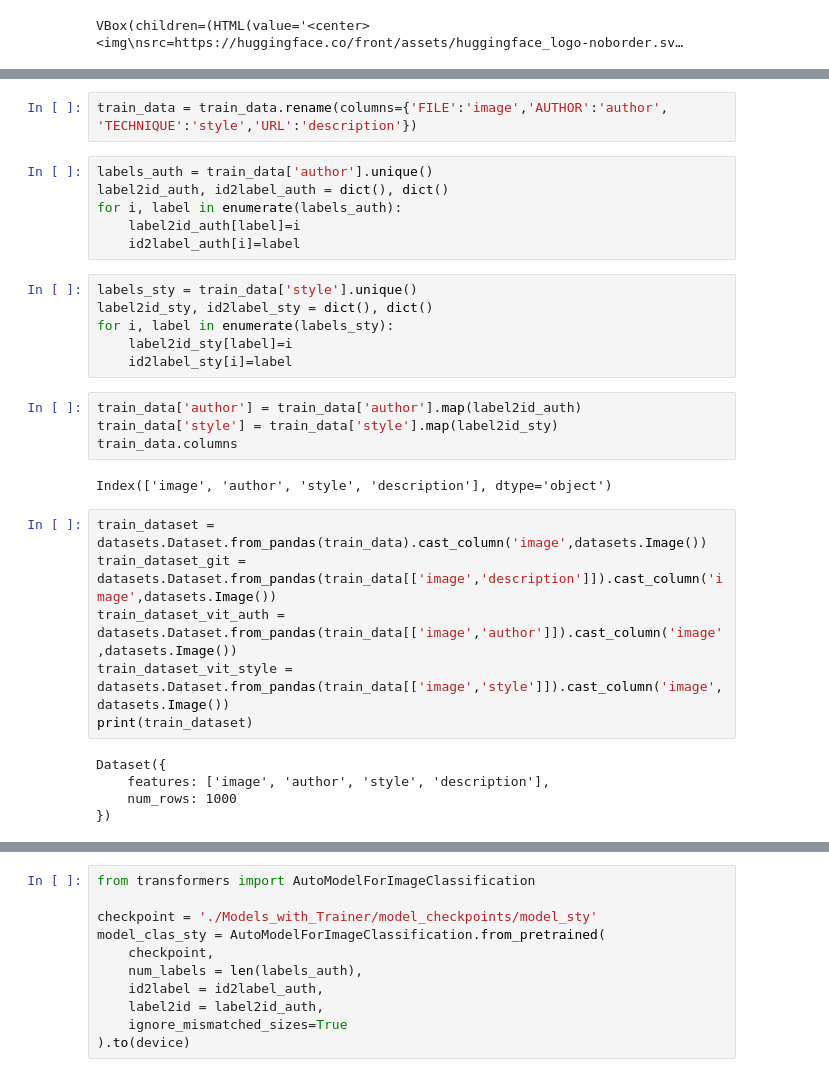
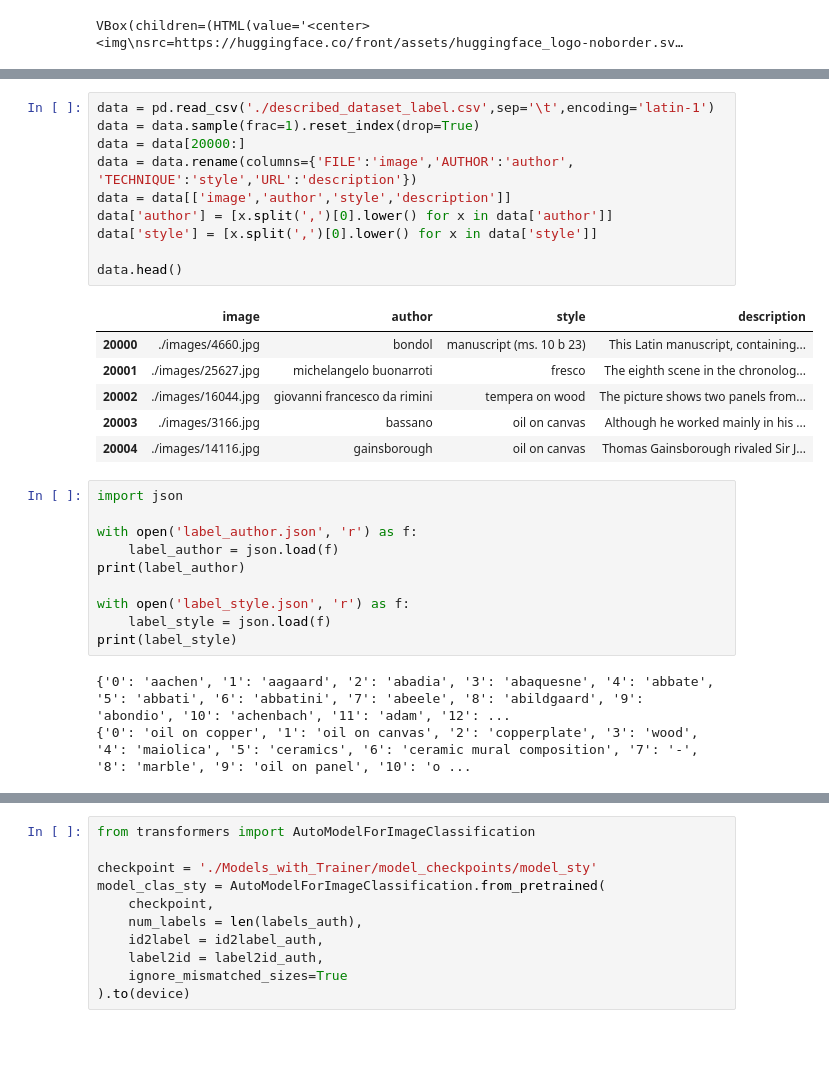
Before and after one commit to rullo16/Art, a Jupyter notebook: Art_execution.ipynb, the cells around one changed output, grey strips where cells are left out. Drawn from its saved outputs; the diff is of its cells as text; blank space fills up the shorter version.

```diff
--- a/Art_execution.ipynb
+++ b/Art_execution.ipynb
@@ -41,31 +14,30 @@ train_data = train_data[train_data['URL'] != 0]
-# %%
-train_data = train_data.rename(columns={'FILE':'image','AUTHOR':'author', 'TECHNIQUE':'style','URL':'description'})
-# %%
-labels_auth = train_data['author'].unique()
-label2id_auth, id2label_auth = dict(), dict()
-for i, label in enumerate(labels_auth):
-    label2id_auth[label]=i
-    id2label_auth[i]=label
-# %%
-labels_sty = train_data['style'].unique()
-label2id_sty, id2label_sty = dict(), dict()
-for i, label in enumerate(labels_sty):
-    label2id_sty[label]=i
-    id2label_sty[i]=label
-# %%
-train_data['author'] = train_data['author'].map(label2id_auth)
-train_data['style'] = train_data['style'].map(label2id_sty)
-train_data.columns
-# %% [output]
-Index(['image', 'author', 'style', 'description'], dtype='object')
-# %%
-train_dataset = datasets.Dataset.from_pandas(train_data).cast_column('image',datasets.Image())
-train_dataset_git = datasets.Dataset.from_pandas(train_data[['image','description']]).cast_column('image',datasets.Image())
-train_dataset_vit_auth = datasets.Dataset.from_pandas(train_data[['image','author']]).cast_column('image',datasets.Image())
-train_dataset_vit_style = datasets.Dataset.from_pandas(train_data[['image','style']]).cast_column('image',datasets.Image())
-print(train_dataset)
-# %% [output]
-Dataset({
-    features: ['image', 'author', 'style', 'description'],
-    num_rows: 1000
-})
+# %%
+data = pd.read_csv('./described_dataset_label.csv',sep='\t',encoding='latin-1')
+data = data.sample(frac=1).reset_index(drop=True)
+data = data[20000:]
+data = data.rename(columns={'FILE':'image','AUTHOR':'author', 'TECHNIQUE':'style','URL':'description'})
+data = data[['image','author','style','description']]
+data['author'] = [x.split(',')[0].lower() for x in data['author']]
+data['style'] = [x.split(',')[0].lower() for x in data['style']]
+
+data.head()
+# %% [output]
+|  | image | author | style | description |
+| 20000 | ./images/4660.jpg | bondol | manuscript (ms. 10 b 23) | This Latin manuscript, containing... |
+| 20001 | ./images/25627.jpg | michelangelo buonarroti | fresco | The eighth scene in the chronolog... |
+| 20002 | ./images/16044.jpg | giovanni francesco da rimini | tempera on wood | The picture shows two panels from... |
+| 20003 | ./images/3166.jpg | bassano | oil on canvas | Although he worked mainly in his ... |
+| 20004 | ./images/14116.jpg | gainsborough | oil on canvas | Thomas Gainsborough rivaled Sir J... |
+# %%
+import json
+
+with open('label_author.json', 'r') as f:
+    label_author = json.load(f)
+print(label_author)
+
+with open('label_style.json', 'r') as f:
+    label_style = json.load(f)
+print(label_style)
+# %% [output]
+{'0': 'aachen', '1': 'aagaard', '2': 'abadia', '3': 'abaquesne', '4': 'abbate', '5': 'abbati', '6': 'abbatini', '7': 'abeele', '8': 'abildgaard', '9': 'abondio', '10': 'achenbach', '11': 'adam', '12': ...
+{'0': 'oil on copper', '1': 'oil on canvas', '2': 'copperplate', '3': 'wood', '4': 'maiolica', '5': 'ceramics', '6': 'ceramic mural composition', '7': '-', '8': 'marble', '9': 'oil on panel', '10': 'o ...
```
Also changed, not shown: parts of 10 cells of this notebook, 17 other files.
